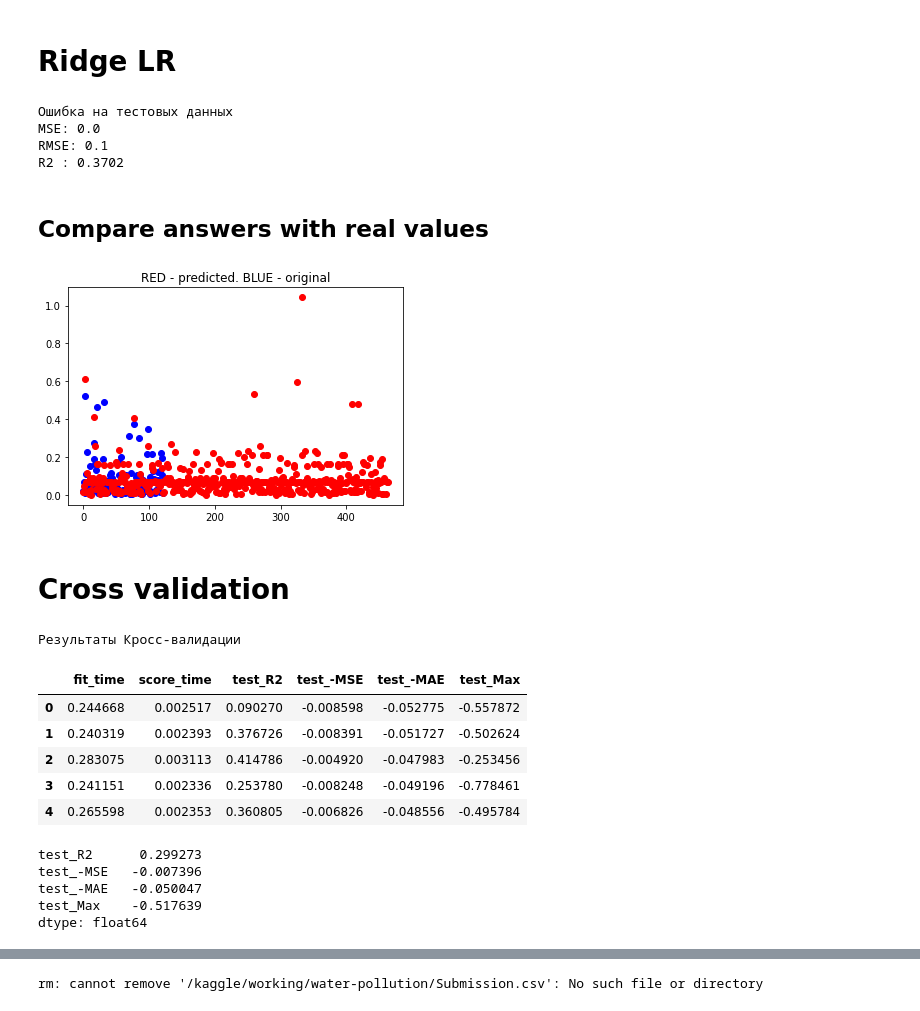
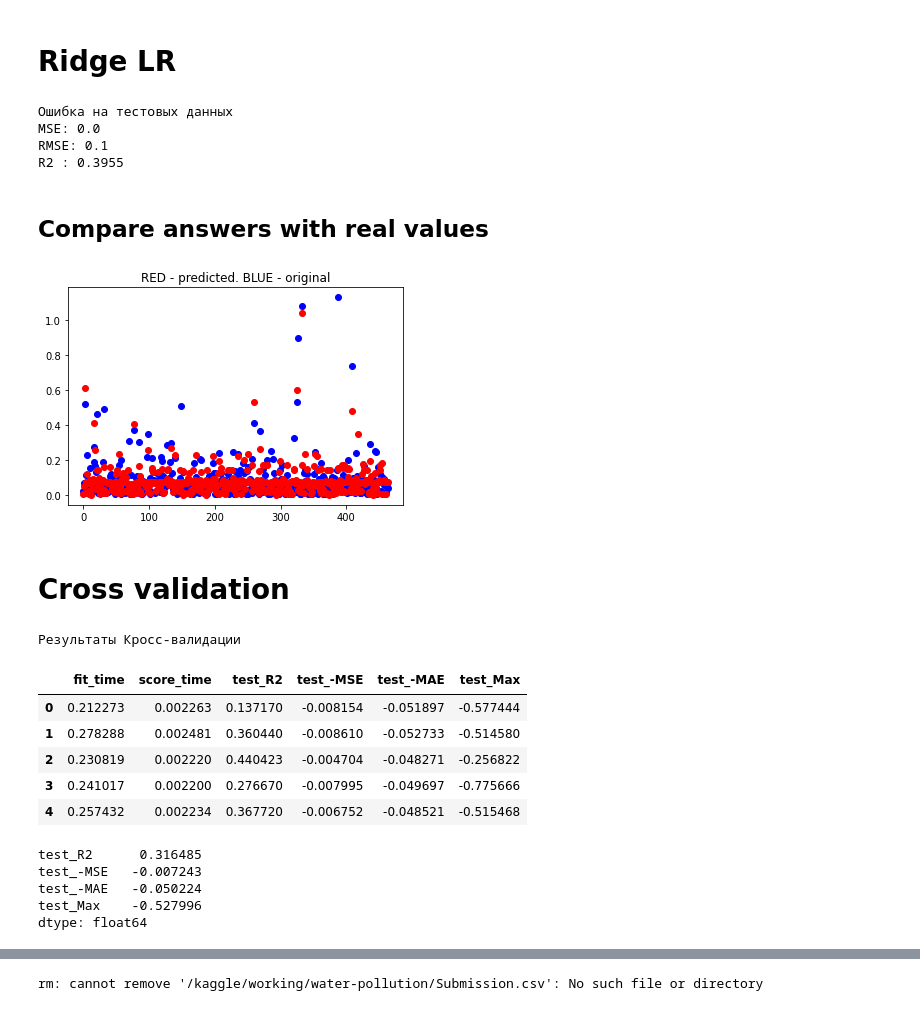
Before and after one commit to hydramst/car_price_prediction, a Jupyter notebook: water-pollution-lr.ipynb, the cells around one changed output, grey strips where cells are left out. Saved outputs shown, nothing was run; the diff lists cells and outputs as text; code cells hidden in the pictures.

```diff
--- a/water-pollution-lr.ipynb
+++ b/water-pollution-lr.ipynb
@@ -39,7 +39,7 @@ Target = pd.read_csv('/kaggle/input/water-pollution/Target.csv', delimiter = ','
 Submission = pd.read_csv('/kaggle/input/water-pollution/Submission.csv', delimiter = ',')
 # %%
 df = pd.concat([DF_train, DF_test])
-df = df.drop(columns = ['Unnamed: 0','period', 'leather', 'rate', 'venue', 'code'], axis =1)
+df = df.drop(columns = ['Unnamed: 0','period', 'code'], axis =1)
 #df = df.join(Target['polution'])
 # %% [markdown]
 ## view categorical and numerical columns
@@ -77,3 +80,11 @@ print(DF_train.shape[0], train.shape[0], DF_test.shape[0], test.shape[0])
 # %%
 X, y = train.values, Target['polution'].values
 X_train, X_test, y_train, y_test = train_test_split(X, y, test_size=0.2, random_state=42)
+
+#Creating StandardScaler Object
+scaler = StandardScaler()
+X_train = scaler.fit_transform(X_train)
+X_test = scaler.transform(X_test)
+X_t = scaler.transform(test)
+# Seeing the scaled values of X_train
+pd.DataFrame(X_train).tail()
@@ -84,19 +103,6 @@ X_train, X_test, y_train, y_test = train_test_split(X, y, test_size=0.2, random_
 model = Ridge(alpha = 0.0005, max_iter=10000)
 
 model.fit(X_train, y_train)
-
-B0=model.intercept_
-B=model.coef_
-
-line='{:.2f}'.format(B0)
-sign=['+','-']
-
-features_names = df.columns
-for p,(fn,b) in enumerate(zip(features_names,B)):
-  if np.abs(b)>0:
-    line=line+sign[int(0.5*(np.sign(b)-1))]+'{:.2f}*'.format(np.abs(b))+fn
-
-
 
 y_predict=model.predict(X_test)
 
@@ -108,25 +114,25 @@ print('R2 : %.4f' %  r2_score(y_test,y_predict))
 Ошибка на тестовых данных
 MSE: 0.0
 RMSE: 0.1
-R2 : 0.3702
+R2 : 0.3955
 # %% [markdown]
 ## Compare answers with real values
 # %%
 def plotGraph(y_test,y_predict,regressorName):
     if max(y_test) >= max(y_predict):
         my_range = int(max(y_test))
     else:
         my_range = int(max(y_predict))
     plt.scatter(range(len(y_test)), y_test, color='blue')
     plt.scatter(range(len(y_predict)), y_predict, color='red')
     plt.title(regressorName)
     plt.show()
     return
 
 
-plotGraph(y_test[:122], y_predict, "RED - predicted. BLUE - original")
+plotGraph(y_test, y_predict, "RED - predicted. BLUE - original")
 # %% [output]
-[figure, old version]
+[figure, new version]
 # %% [markdown]
 # Cross validation
 # %%
@@ -151,15 +157,15 @@ cross_val(model = model, X_train=X_train, y_train=y_train)
 # %% [output]
 Результаты Кросс-валидации
 |  | fit_time | score_time | test_R2 | test_-MSE | test_-MAE | test_Max |
-| 0 | 0.244668 | 0.002517 | 0.090270 | -0.008598 | -0.052775 | -0.557872 |
-| 1 | 0.240319 | 0.002393 | 0.376726 | -0.008391 | -0.051727 | -0.502624 |
-| 2 | 0.283075 | 0.003113 | 0.414786 | -0.004920 | -0.047983 | -0.253456 |
-| 3 | 0.241151 | 0.002336 | 0.253780 | -0.008248 | -0.049196 | -0.778461 |
-| 4 | 0.265598 | 0.002353 | 0.360805 | -0.006826 | -0.048556 | -0.495784 |
+| 0 | 0.212273 | 0.002263 | 0.137170 | -0.008154 | -0.051897 | -0.577444 |
+| 1 | 0.278288 | 0.002481 | 0.360440 | -0.008610 | -0.052733 | -0.514580 |
+| 2 | 0.230819 | 0.002220 | 0.440423 | -0.004704 | -0.048271 | -0.256822 |
+| 3 | 0.241017 | 0.002200 | 0.276670 | -0.007995 | -0.049697 | -0.775666 |
+| 4 | 0.257432 | 0.002234 | 0.367720 | -0.006752 | -0.048521 | -0.515468 |
-test_R2      0.299273
-test_-MSE   -0.007396
-test_-MAE   -0.050047
-test_Max    -0.517639
+test_R2      0.316485
+test_-MSE   -0.007243
+test_-MAE   -0.050224
+test_Max    -0.527996
 dtype: float64
 # %%
 model = Ridge(alpha=0.0005, max_iter=10000)
```
Also changed, not shown: parts of 9 cells of this notebook.
